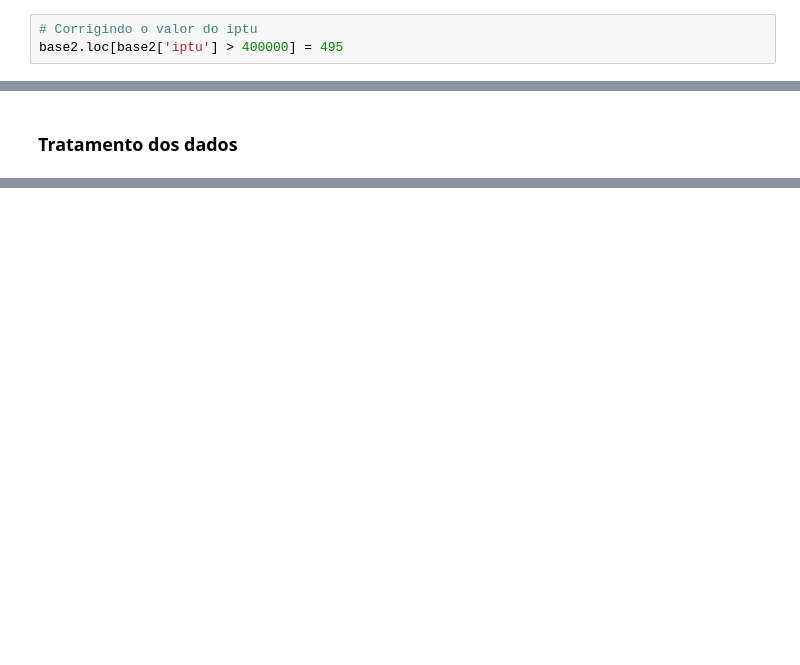
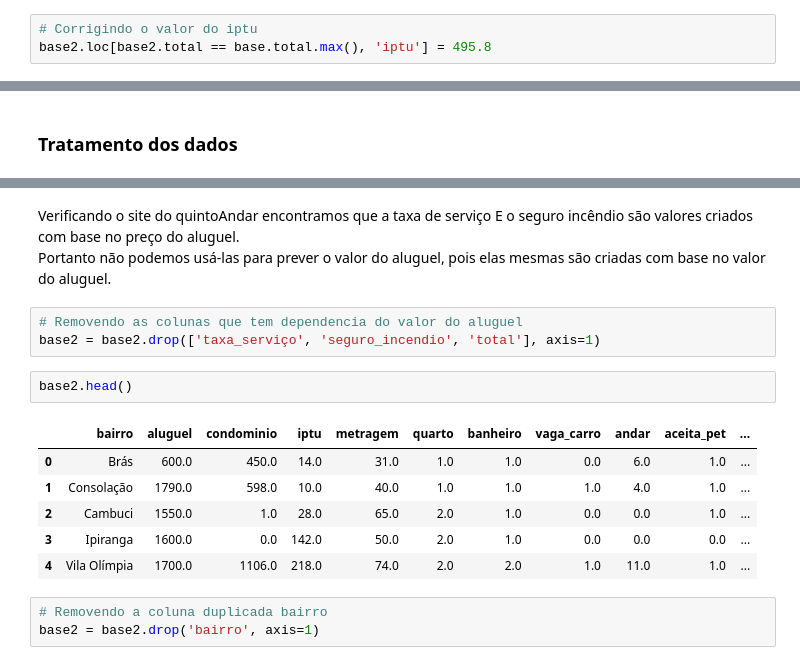
Before and after one commit to cassio645/Machine-learning, a Jupyter notebook: Projetos/aluguel_rj.ipynb, the cells around one changed output, grey strips where cells are left out. Drawn from its saved outputs; the diff is of its cells as text; blank space fills up the shorter version.

```diff
--- a/Projetos/aluguel_rj.ipynb
+++ b/Projetos/aluguel_rj.ipynb
@@ -339,7 +344,7 @@ Name: url, dtype: object
 O real valor desse iptu é 495,00
 # %%
 # Corrigindo o valor do iptu
-base2.loc[base2['iptu'] > 400000] = 495
+base2.loc[base2.total == base.total.max(), 'iptu'] = 495.8
 # %%
 # Atualizando a coluna TOtal
 base2.loc[base2.total == base2.total.max(), 'total'] = 4227
@@ -351,0 +373,18 @@ base2.plot.scatter(x='aluguel', y='iptu');
+# %% [markdown]
+Verificando o site do quintoAndar encontramos que a taxa de serviço E o seguro incêndio são valores criados com base no preço do aluguel.<br>
+Portanto não podemos usá-las para prever o valor do aluguel, pois elas mesmas são criadas com base no valor do aluguel.
+# %%
+# Removendo as colunas que tem dependencia do valor do aluguel
+base2 = base2.drop(['taxa_serviço', 'seguro_incendio', 'total'], axis=1)
+# %%
+base2.head()
+# %% [output]
+|  | bairro | aluguel | condominio | iptu | metragem | quarto | banheiro | vaga_carro | andar | aceita_pet | ... |
+| 0 | Brás | 600.0 | 450.0 | 14.0 | 31.0 | 1.0 | 1.0 | 0.0 | 6.0 | 1.0 | ... |
+| 1 | Consolação | 1790.0 | 598.0 | 10.0 | 40.0 | 1.0 | 1.0 | 1.0 | 4.0 | 1.0 | ... |
+| 2 | Cambuci | 1550.0 | 1.0 | 28.0 | 65.0 | 2.0 | 1.0 | 0.0 | 0.0 | 1.0 | ... |
+| 3 | Ipiranga | 1600.0 | 0.0 | 142.0 | 50.0 | 2.0 | 1.0 | 0.0 | 0.0 | 0.0 | ... |
+| 4 | Vila Olímpia | 1700.0 | 1106.0 | 218.0 | 74.0 | 2.0 | 2.0 | 1.0 | 11.0 | 1.0 | ... |
+# %%
+# Removendo a coluna duplicada bairro
+base2 = base2.drop('bairro', axis=1)
```
Also changed, not shown: parts of 23 cells of this notebook.
